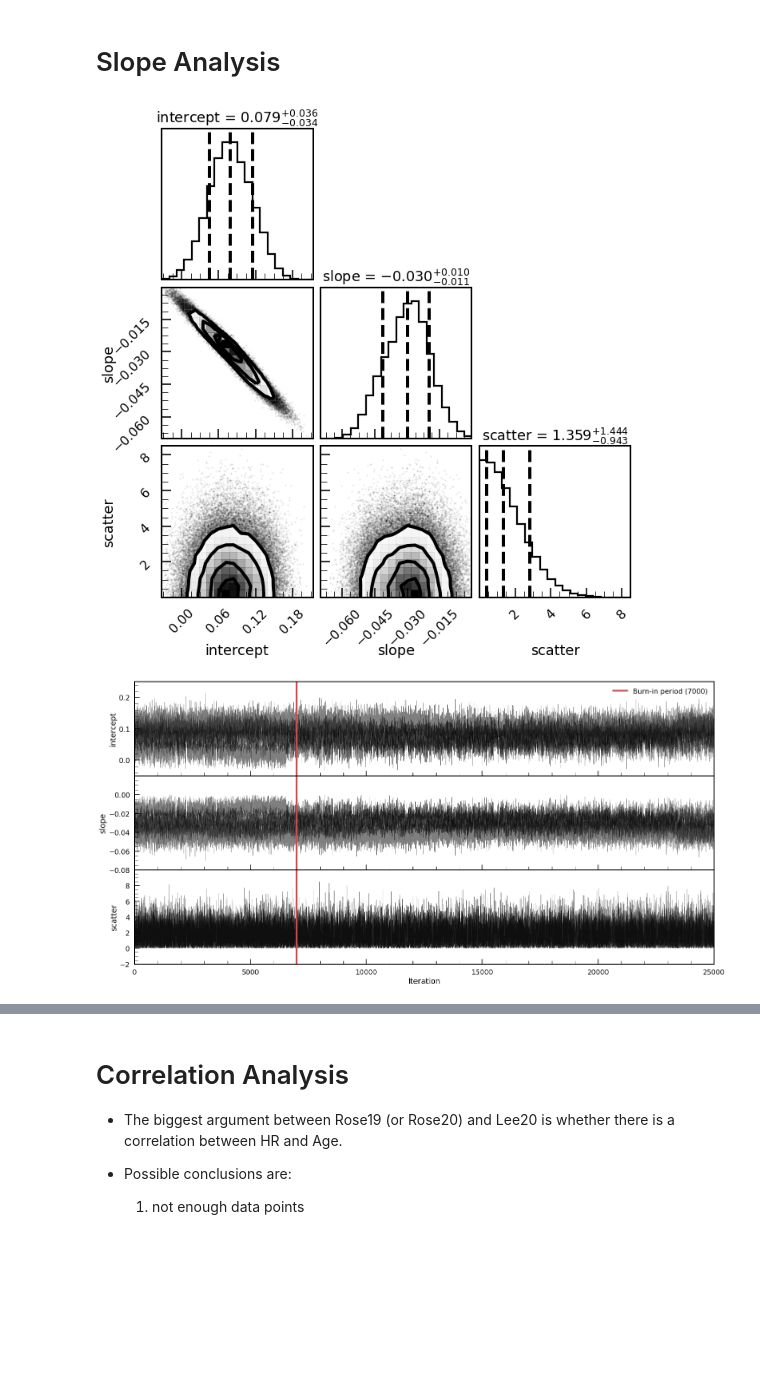
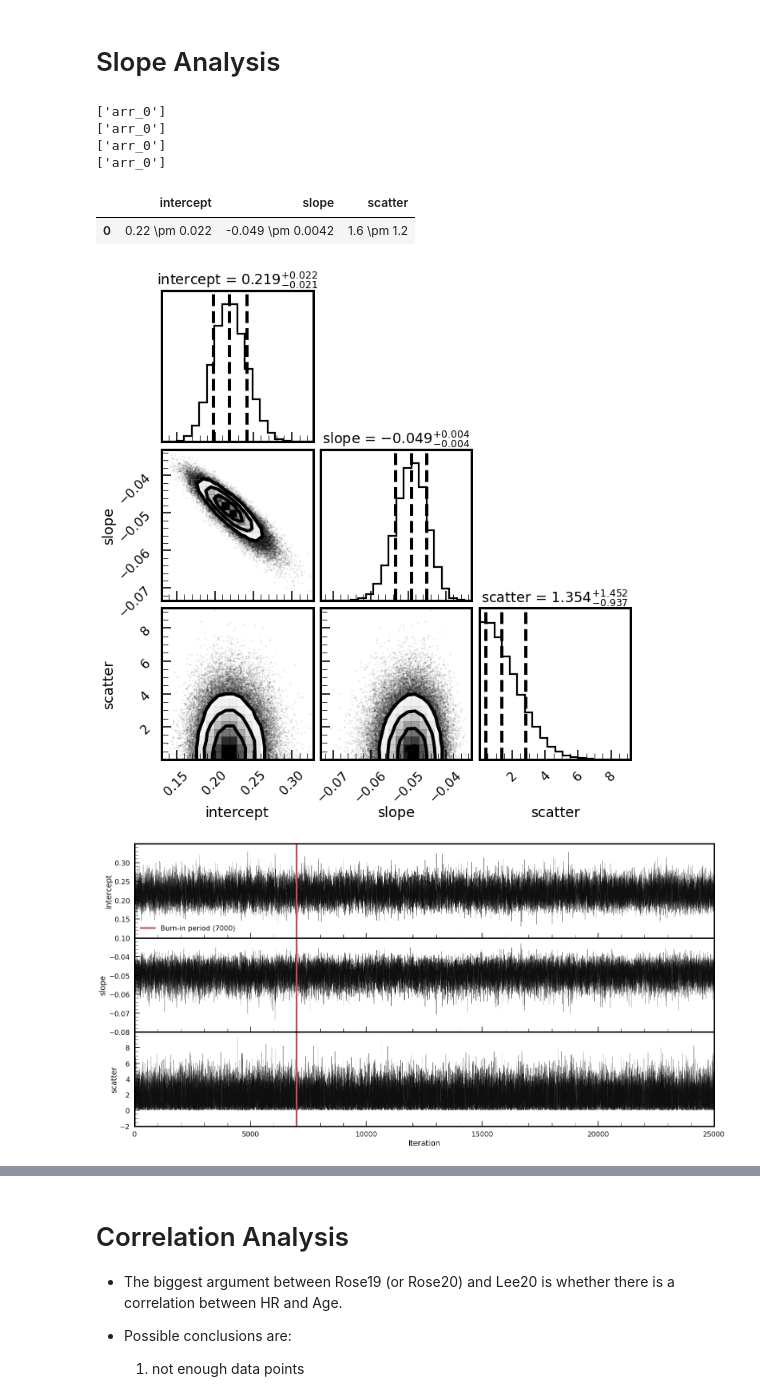
Before and after one commit to ketozhang/statistical-methods-on-sne-ia-luminosity-evolution, a Jupyter notebook: report.ipynb, the cells around one changed output, grey strips where cells are left out. Saved outputs shown, nothing was run; the diff lists cells and outputs as text; code cells hidden in the pictures; blank space fills up the shorter version.

```diff
--- a/report.ipynb
+++ b/report.ipynb
@@ -97,8 +59,9 @@ def plot_slope_analysis(name="local", burn=0):
     # DATA
     labels = ["intercept", "slope", "scatter"]
     results = {}
-    for path in Path("results/pymc3/").glob("*.gz"):
-        results[path.stem] = np.loadtxt(path)
+    for path in Path("results/pymc3/").glob(f"*_{name}.npz"):
+        npz = np.load(path)
+        results[path.stem.replace(f"_{name}", "")] = npz["arr_0"]
 
     # CORNER PLOT
     fig = plt.figure(figsize=(10, 10))
@@ -110,9 +73,10 @@ def plot_slope_analysis(name="local", burn=0):
            color='k',
            title_fmt='.3f',
            title_kwargs={"fontsize": 16*1.1},
+           lw=2,
            quantiles=stats.norm.cdf([-1, 0, 1]), fig=fig
     )
-    plt.savefig("paper/figures/pymc3_corner.png", dpi=300)
+    plt.savefig(f"paper/figures/pymc3_corner_{name}.png", dpi=300)
 
     # TRACE PLOT
     fig, axes = plt.subplots(3, 1, figsize=(24, 4*3), sharex=True)
@@ -121,7 +85,7 @@ def plot_slope_analysis(name="local", burn=0):
     for i, label in enumerate(labels):
         ax = axes[i]
         for j in range(results[label].shape[0]):
-            ax.plot(results[label][j, :], c='k', lw=0.5, alpha=0.5)
+            ax.plot(results[label][j, :], color='k', lw=0.5, alpha=0.5)
 
         ax.axvline(burn, c='#c44e52', label=f"Burn-in period ({burn})")
 
@@ -131,10 +95,22 @@ def plot_slope_analysis(name="local", burn=0):
         ax.set_xlabel("Iteration")
         if i == 0: ax.legend()
 
+    # REGRESSION PLOT
 
-    # REGRESSION PLOT
+    # SUMMARY STATISTICS
+    summary = {}
+    for i, label in enumerate(labels):
+        summary[label] = (f"{results[label].flatten()[burn:].mean():.2g} \pm {results[label].flatten()[burn:].std():.2g}")
+
+    display(pd.DataFrame([summary]))
 # %%
-plot_slope_analysis(burn=7000)
+plot_slope_analysis(name="local", burn=7000)
 # %% [output]
+['arr_0']
+['arr_0']
+['arr_0']
+['arr_0']
+|  | intercept | slope | scatter |
+| 0 | 0.22 \pm 0.022 | -0.049 \pm 0.0042 | 1.6 \pm 1.2 |
-[figure, old version]
+[figure, new version]
-[figure, old version]
+[figure, new version]
```
Also changed, not shown: parts of 12 cells of this notebook, 6 other files.
